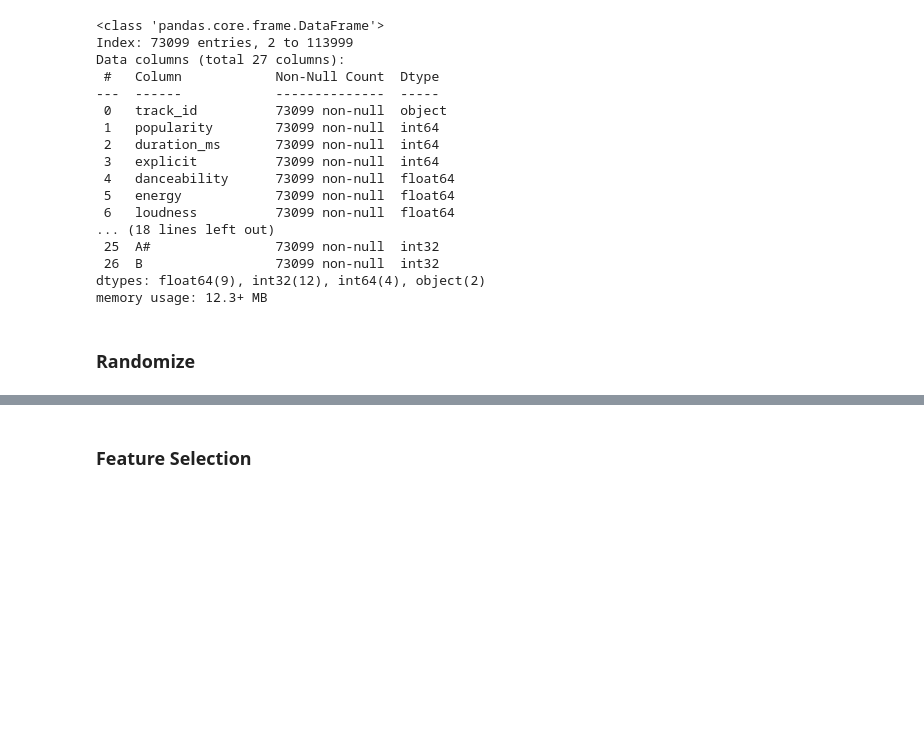
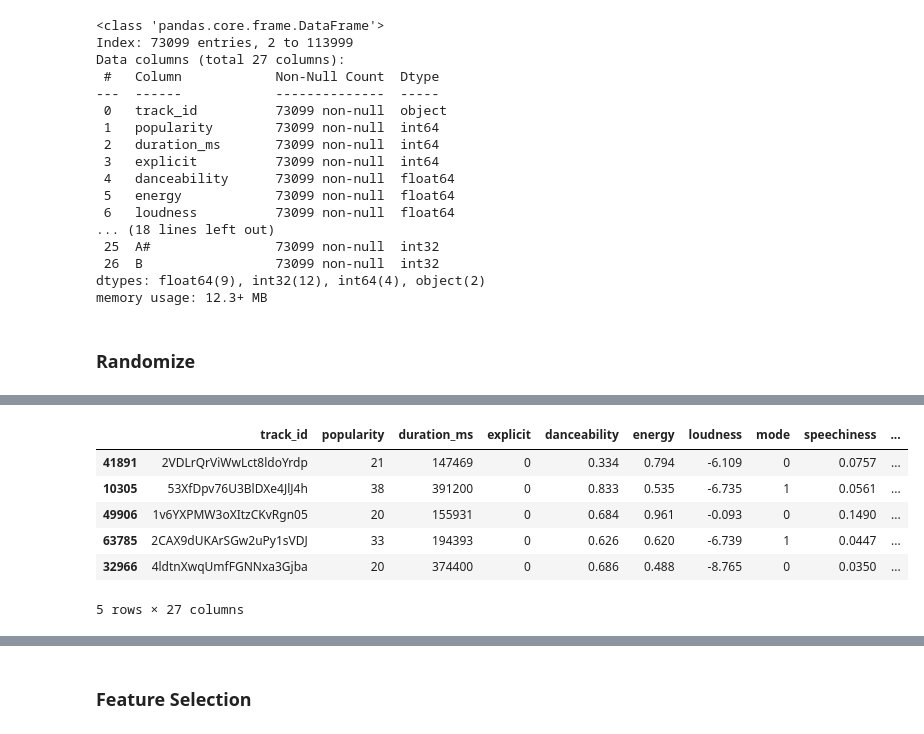
Before and after one commit to ynackash/genre-classification, a Jupyter notebook: Preprocessing.ipynb, the cells around one changed output, grey strips where cells are left out. Drawn from its saved outputs; the diff is of its cells as text; code cells hidden in the pictures; blank space fills up the shorter version.

```diff
--- a/Preprocessing.ipynb
+++ b/Preprocessing.ipynb
@@ -176,3 +154,14 @@ display(df)
+# %%
+df = df.sample(frac = 1, random_state = 42)
+df.head()
+# %% [output]
+|  | track_id | popularity | duration_ms | explicit | danceability | energy | loudness | mode | speechiness | ... |
+| 41891 | 2VDLrQrViWwLct8ldoYrdp | 21 | 147469 | 0 | 0.334 | 0.794 | -6.109 | 0 | 0.0757 | ... |
+| 10305 | 53XfDpv76U3BlDXe4JlJ4h | 38 | 391200 | 0 | 0.833 | 0.535 | -6.735 | 1 | 0.0561 | ... |
+| 49906 | 1v6YXPMW3oXItzCKvRgn05 | 20 | 155931 | 0 | 0.684 | 0.961 | -0.093 | 0 | 0.1490 | ... |
+| 63785 | 2CAX9dUKArSGw2uPy1sVDJ | 33 | 194393 | 0 | 0.626 | 0.620 | -6.739 | 1 | 0.0447 | ... |
+| 32966 | 4ldtnXwqUmfFGNNxa3Gjba | 20 | 374400 | 0 | 0.686 | 0.488 | -8.765 | 0 | 0.0350 | ... |
+5 rows × 27 columns
 # %%
 df.info()
 # %% [output]
```
Also changed, not shown: parts of 8 cells of this notebook, 7 other files.
